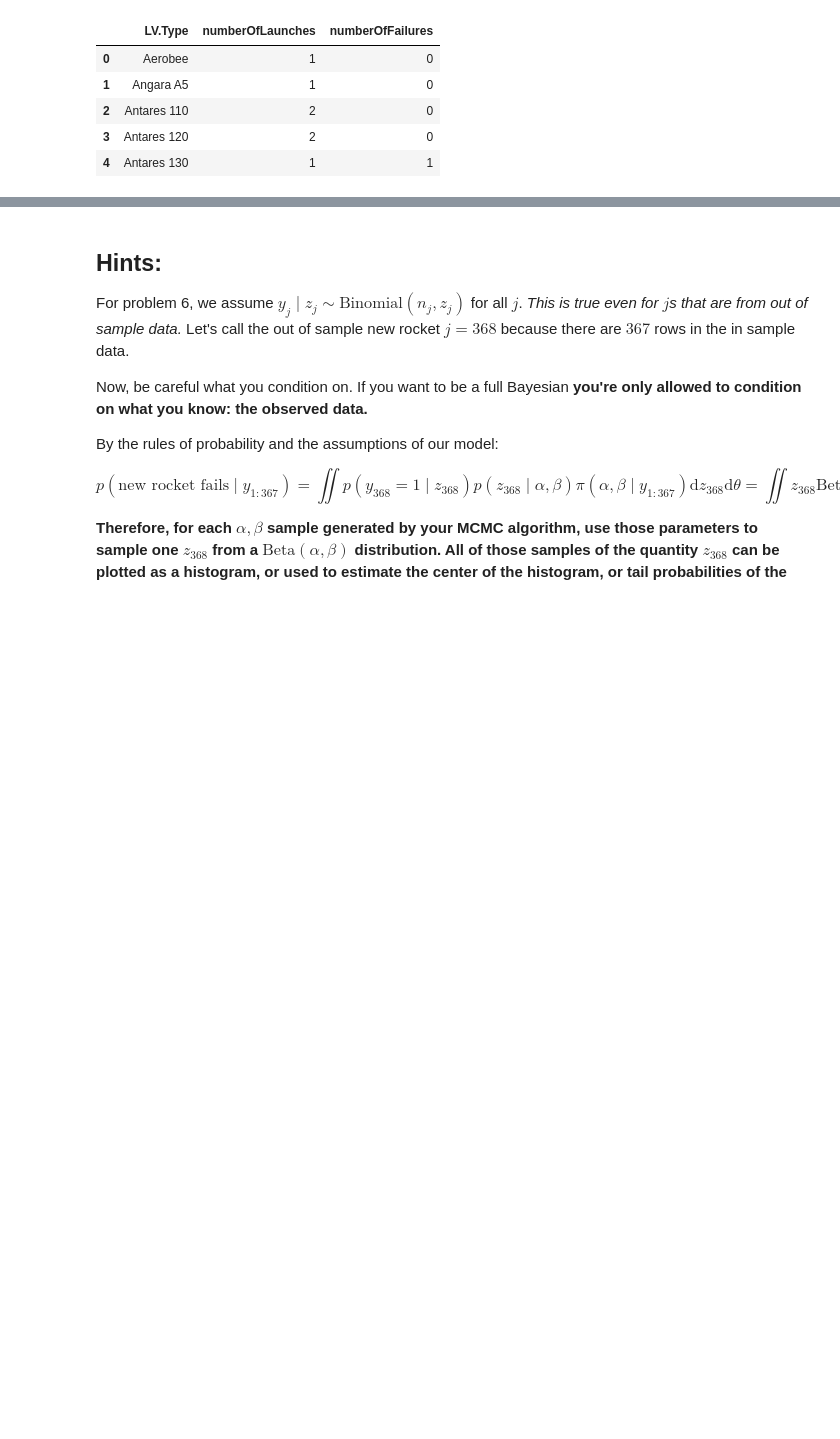
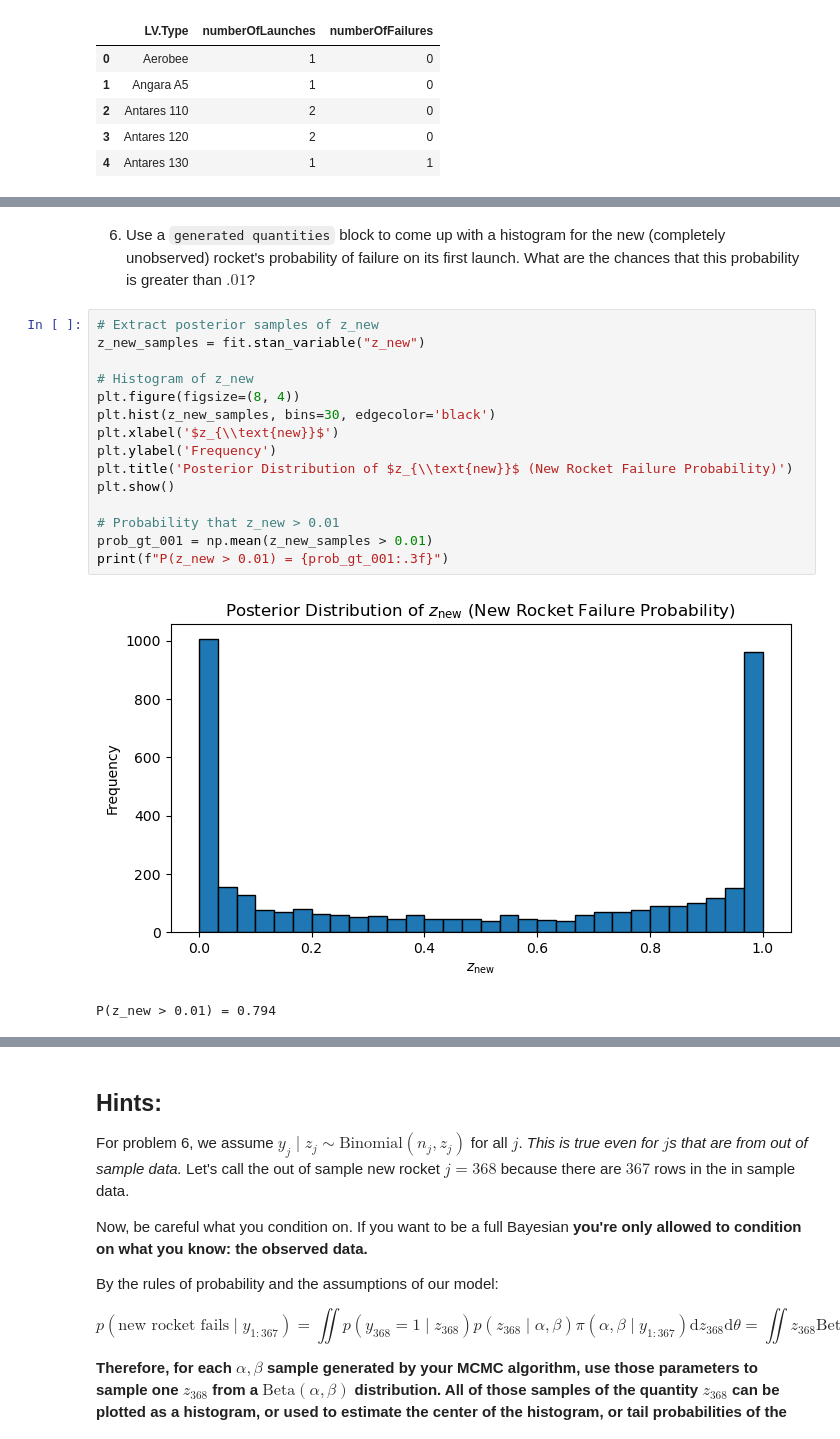
Before and after one commit to robertclayh/DS6040, a Jupyter notebook: M11/hw11/assignment11.ipynb, the cells around one changed output, grey strips where cells are left out. Drawn from its saved outputs; the diff is of its cells as text; blank space fills up the shorter version.

```diff
--- a/M11/hw11/assignment11.ipynb
+++ b/M11/hw11/assignment11.ipynb
@@ -63,0 +237,20 @@ Finally:
+# %% [markdown]
+6. Use a `generated quantities` block to come up with a histogram for the new (completely unobserved) rocket's probability of failure on its first launch. What are the chances that this probability is greater than $.01$?
+# %%
+# Extract posterior samples of z_new
+z_new_samples = fit.stan_variable("z_new")
+
+# Histogram of z_new
+plt.figure(figsize=(8, 4))
+plt.hist(z_new_samples, bins=30, edgecolor='black')
+plt.xlabel('$z_{\\text{new}}$')
+plt.ylabel('Frequency')
+plt.title('Posterior Distribution of $z_{\\text{new}}$ (New Rocket Failure Probability)')
+plt.show()
+
+# Probability that z_new > 0.01
+prob_gt_001 = np.mean(z_new_samples > 0.01)
+print(f"P(z_new > 0.01) = {prob_gt_001:.3f}")
+# %% [output]
+[figure, added]
+P(z_new > 0.01) = 0.794
```
Also changed, not shown: parts of 29 cells of this notebook, 2 other files.
